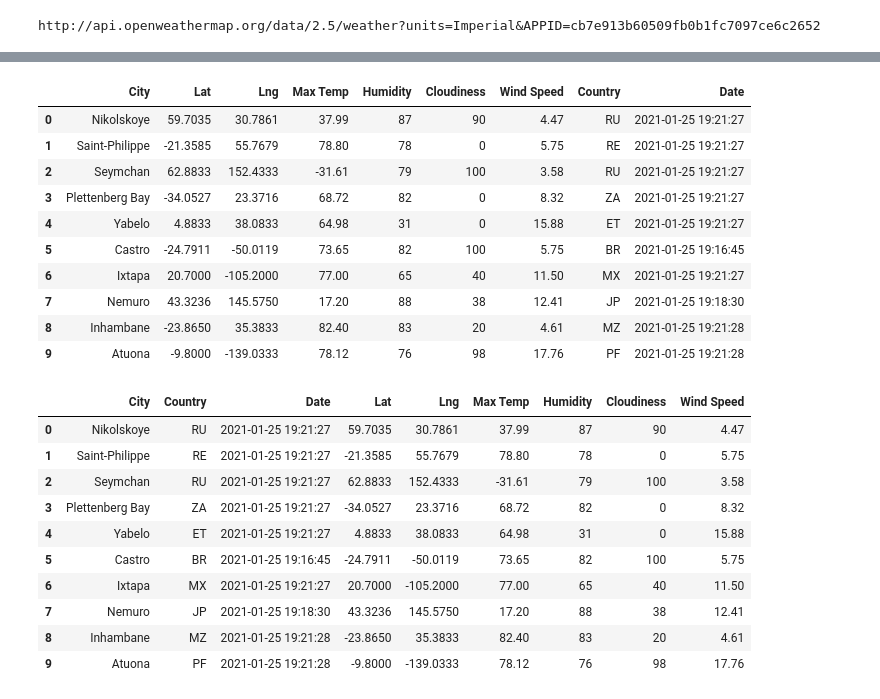
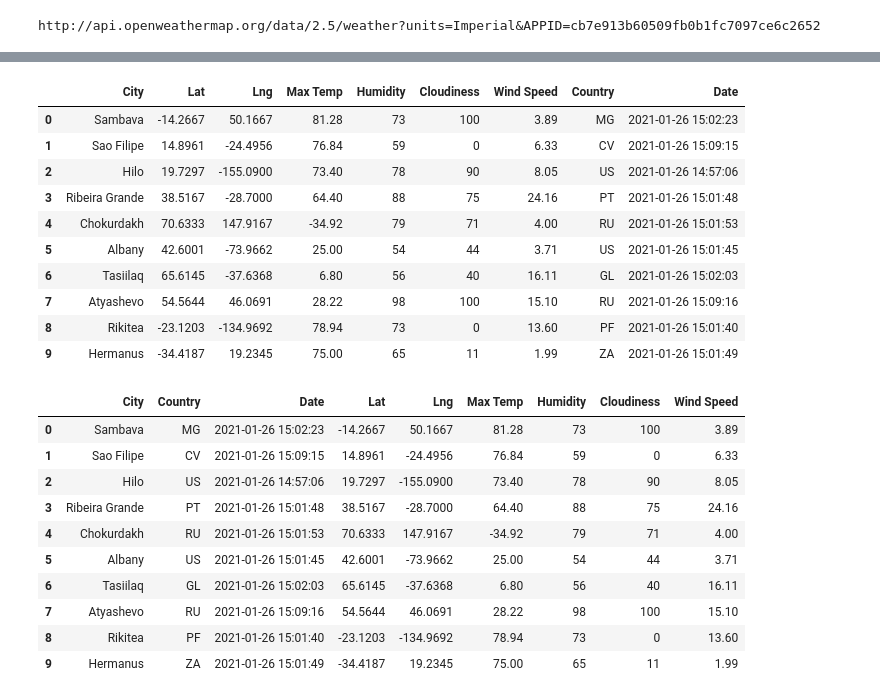
Before and after one commit to GPT2099/World_Weather_Analysis, a Jupyter notebook: WeatherPy.ipynb, the cells around one changed output, grey strips where cells are left out. Saved outputs shown, nothing was run; the diff lists cells and outputs as text; code cells hidden in the pictures.

```diff
--- a/WeatherPy.ipynb
+++ b/WeatherPy.ipynb
@@ -128,35 +128,35 @@ len(city_data)
 # %%
 # Convert the array of dictionaries to a Pandas DataFrame.
-first_city_data_df = pd.DataFrame(city_data)
-first_city_data_df.head(10)
+city_data_df = pd.DataFrame(city_data)
+city_data_df.head(10)
 # %% [output]
 |  | City | Lat | Lng | Max Temp | Humidity | Cloudiness | Wind Speed | Country | Date |
-| 0 | Nikolskoye | 59.7035 | 30.7861 | 37.99 | 87 | 90 | 4.47 | RU | 2021-01-25 19:21:27 |
-| 1 | Saint-Philippe | -21.3585 | 55.7679 | 78.80 | 78 | 0 | 5.75 | RE | 2021-01-25 19:21:27 |
-| 2 | Seymchan | 62.8833 | 152.4333 | -31.61 | 79 | 100 | 3.58 | RU | 2021-01-25 19:21:27 |
-| 3 | Plettenberg Bay | -34.0527 | 23.3716 | 68.72 | 82 | 0 | 8.32 | ZA | 2021-01-25 19:21:27 |
-| 4 | Yabelo | 4.8833 | 38.0833 | 64.98 | 31 | 0 | 15.88 | ET | 2021-01-25 19:21:27 |
-| 5 | Castro | -24.7911 | -50.0119 | 73.65 | 82 | 100 | 5.75 | BR | 2021-01-25 19:16:45 |
-| 6 | Ixtapa | 20.7000 | -105.2000 | 77.00 | 65 | 40 | 11.50 | MX | 2021-01-25 19:21:27 |
-| 7 | Nemuro | 43.3236 | 145.5750 | 17.20 | 88 | 38 | 12.41 | JP | 2021-01-25 19:18:30 |
-| 8 | Inhambane | -23.8650 | 35.3833 | 82.40 | 83 | 20 | 4.61 | MZ | 2021-01-25 19:21:28 |
-| 9 | Atuona | -9.8000 | -139.0333 | 78.12 | 76 | 98 | 17.76 | PF | 2021-01-25 19:21:28 |
+| 0 | Sambava | -14.2667 | 50.1667 | 81.28 | 73 | 100 | 3.89 | MG | 2021-01-26 15:02:23 |
+| 1 | Sao Filipe | 14.8961 | -24.4956 | 76.84 | 59 | 0 | 6.33 | CV | 2021-01-26 15:09:15 |
+| 2 | Hilo | 19.7297 | -155.0900 | 73.40 | 78 | 90 | 8.05 | US | 2021-01-26 14:57:06 |
+| 3 | Ribeira Grande | 38.5167 | -28.7000 | 64.40 | 88 | 75 | 24.16 | PT | 2021-01-26 15:01:48 |
+| 4 | Chokurdakh | 70.6333 | 147.9167 | -34.92 | 79 | 71 | 4.00 | RU | 2021-01-26 15:01:53 |
+| 5 | Albany | 42.6001 | -73.9662 | 25.00 | 54 | 44 | 3.71 | US | 2021-01-26 15:01:45 |
+| 6 | Tasiilaq | 65.6145 | -37.6368 | 6.80 | 56 | 40 | 16.11 | GL | 2021-01-26 15:02:03 |
+| 7 | Atyashevo | 54.5644 | 46.0691 | 28.22 | 98 | 100 | 15.10 | RU | 2021-01-26 15:09:16 |
+| 8 | Rikitea | -23.1203 | -134.9692 | 78.94 | 73 | 0 | 13.60 | PF | 2021-01-26 15:01:40 |
+| 9 | Hermanus | -34.4187 | 19.2345 | 75.00 | 65 | 11 | 1.99 | ZA | 2021-01-26 15:01:49 |
 # %%
 new_column_order = ["City", "Country", "Date", "Lat", "Lng", "Max Temp", "Humidity", "Cloudiness", "Wind Speed"]
 city_data_df = city_data_df[new_column_order]
 city_data_df.head(10)
 # %% [output]
 |  | City | Country | Date | Lat | Lng | Max Temp | Humidity | Cloudiness | Wind Speed |
-| 0 | Nikolskoye | RU | 2021-01-25 19:21:27 | 59.7035 | 30.7861 | 37.99 | 87 | 90 | 4.47 |
-| 1 | Saint-Philippe | RE | 2021-01-25 19:21:27 | -21.3585 | 55.7679 | 78.80 | 78 | 0 | 5.75 |
-| 2 | Seymchan | RU | 2021-01-25 19:21:27 | 62.8833 | 152.4333 | -31.61 | 79 | 100 | 3.58 |
-| 3 | Plettenberg Bay | ZA | 2021-01-25 19:21:27 | -34.0527 | 23.3716 | 68.72 | 82 | 0 | 8.32 |
-| 4 | Yabelo | ET | 2021-01-25 19:21:27 | 4.8833 | 38.0833 | 64.98 | 31 | 0 | 15.88 |
-| 5 | Castro | BR | 2021-01-25 19:16:45 | -24.7911 | -50.0119 | 73.65 | 82 | 100 | 5.75 |
-| 6 | Ixtapa | MX | 2021-01-25 19:21:27 | 20.7000 | -105.2000 | 77.00 | 65 | 40 | 11.50 |
-| 7 | Nemuro | JP | 2021-01-25 19:18:30 | 43.3236 | 145.5750 | 17.20 | 88 | 38 | 12.41 |
-| 8 | Inhambane | MZ | 2021-01-25 19:21:28 | -23.8650 | 35.3833 | 82.40 | 83 | 20 | 4.61 |
-| 9 | Atuona | PF | 2021-01-25 19:21:28 | -9.8000 | -139.0333 | 78.12 | 76 | 98 | 17.76 |
+| 0 | Sambava | MG | 2021-01-26 15:02:23 | -14.2667 | 50.1667 | 81.28 | 73 | 100 | 3.89 |
+| 1 | Sao Filipe | CV | 2021-01-26 15:09:15 | 14.8961 | -24.4956 | 76.84 | 59 | 0 | 6.33 |
+| 2 | Hilo | US | 2021-01-26 14:57:06 | 19.7297 | -155.0900 | 73.40 | 78 | 90 | 8.05 |
+| 3 | Ribeira Grande | PT | 2021-01-26 15:01:48 | 38.5167 | -28.7000 | 64.40 | 88 | 75 | 24.16 |
+| 4 | Chokurdakh | RU | 2021-01-26 15:01:53 | 70.6333 | 147.9167 | -34.92 | 79 | 71 | 4.00 |
+| 5 | Albany | US | 2021-01-26 15:01:45 | 42.6001 | -73.9662 | 25.00 | 54 | 44 | 3.71 |
+| 6 | Tasiilaq | GL | 2021-01-26 15:02:03 | 65.6145 | -37.6368 | 6.80 | 56 | 40 | 16.11 |
+| 7 | Atyashevo | RU | 2021-01-26 15:09:16 | 54.5644 | 46.0691 | 28.22 | 98 | 100 | 15.10 |
+| 8 | Rikitea | PF | 2021-01-26 15:01:40 | -23.1203 | -134.9692 | 78.94 | 73 | 0 | 13.60 |
+| 9 | Hermanus | ZA | 2021-01-26 15:01:49 | -34.4187 | 19.2345 | 75.00 | 65 | 11 | 1.99 |
 # %%
 # Create the output file (CSV).
 output_data_file = "weather_data/cities.csv"
```
Also changed, not shown: parts of 8 cells of this notebook, 5 other files.
